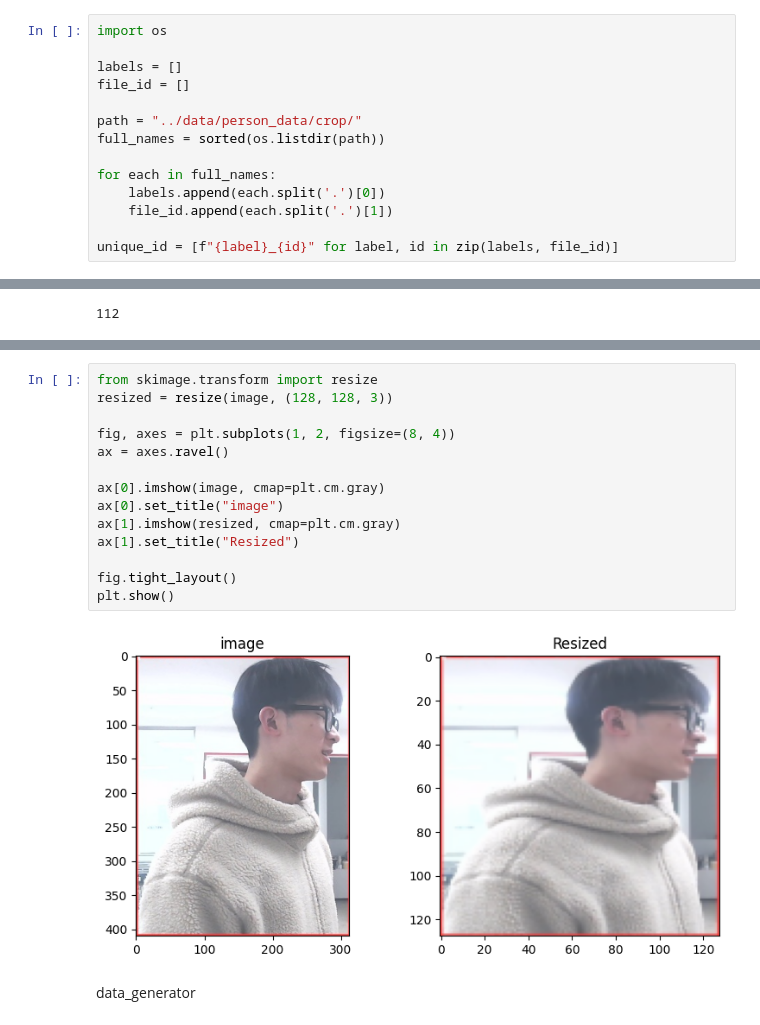
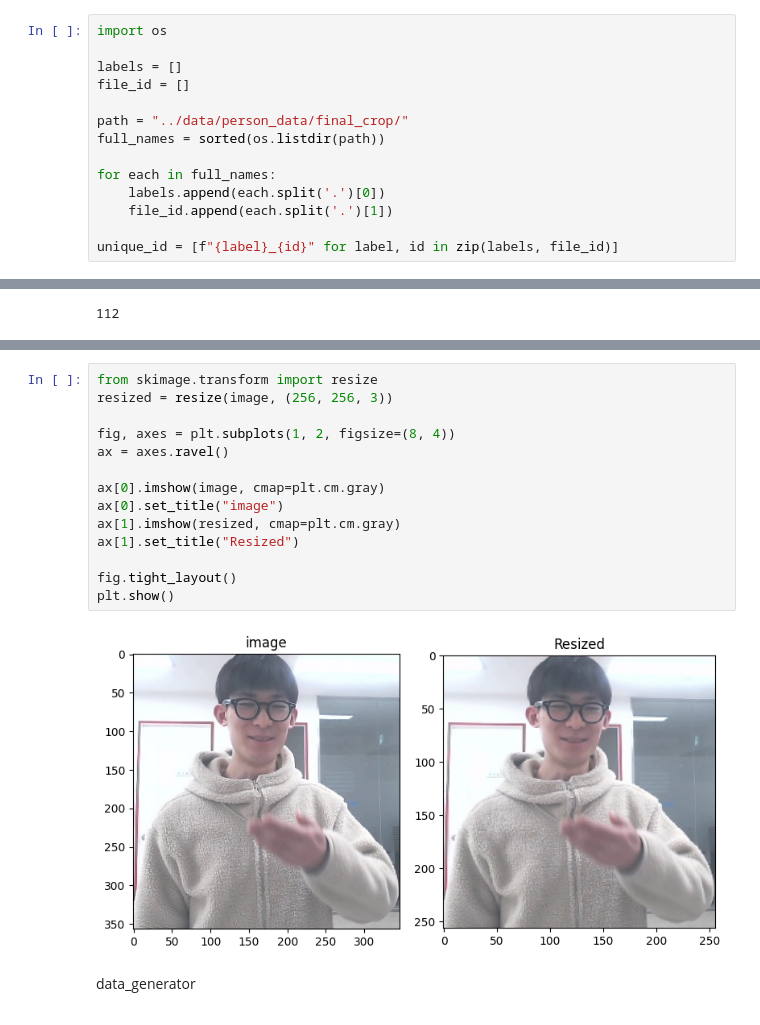
Before and after one commit to addinedu-ros-4th/deeplearning-repo-6, a Jupyter notebook: src/cnn_train.ipynb, the cells around one changed output, grey strips where cells are left out. Drawn from its saved outputs; the diff is of its cells as text.

```diff
--- a/src/cnn_train.ipynb
+++ b/src/cnn_train.ipynb
@@ -13,7 +13,7 @@ import os
 labels = []
 file_id = []
 
-path = "../data/person_data/crop/"
+path = "../data/person_data/final_crop/"
 full_names = sorted(os.listdir(path))
 
 for each in full_names:
@@ -40,19 +40,19 @@ plt.show()
 # %%
 from skimage.transform import resize
-resized = resize(image, (128, 128, 3))
+resized = resize(image, (256, 256, 3))
 
 fig, axes = plt.subplots(1, 2, figsize=(8, 4))
 ax = axes.ravel()
 
 ax[0].imshow(image, cmap=plt.cm.gray)
 ax[0].set_title("image")
 ax[1].imshow(resized, cmap=plt.cm.gray)
 ax[1].set_title("Resized")
 
 fig.tight_layout()
 plt.show()
 # %% [output]
-[figure, old version]
+[figure, new version]
 # %% [markdown]
 data_generator
 # %%
```
Also changed, not shown: parts of 25 cells of this notebook, 2 other files.
